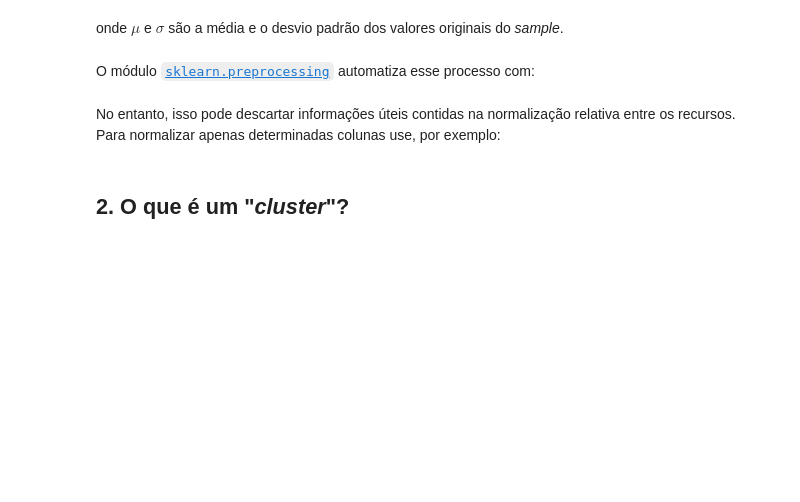
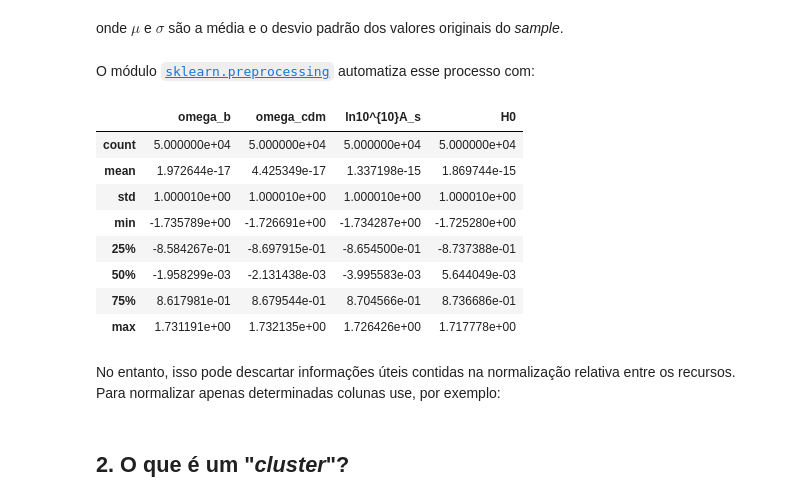
Before and after one commit to GabrielWendell/Intro_ML, a Jupyter notebook: Notebooks/Dia3.ipynb, the cells around one changed output. Saved outputs shown, nothing was run; the diff lists cells and outputs as text; code cells hidden in the pictures; blank space fills up the shorter version.

```diff
--- a/Notebooks/Dia3.ipynb
+++ b/Notebooks/Dia3.ipynb
@@ -90,5 +113,20 @@ $$\boxed{x\rightarrow\frac{(x-\mu)}{\sigma}}$$
 onde $\mu$ e $\sigma$ são a média e o desvio padrão dos valores originais do *sample*.
 # %% [markdown]
 O módulo [`sklearn.preprocessing`](https://scikit-learn.org/stable/modules/preprocessing.html) automatiza esse processo com:
+# %%
+cosmo_normed = cosmo_data.copy()
+cosmo_normed[cosmo_data.columns] = preprocessing.scale(cosmo_data)
+
+cosmo_normed.describe()
+# %% [output]
+|  | omega_b | omega_cdm | ln10^{10}A_s | H0 |
+| count | 5.000000e+04 | 5.000000e+04 | 5.000000e+04 | 5.000000e+04 |
+| mean | 1.972644e-17 | 4.425349e-17 | 1.337198e-15 | 1.869744e-15 |
+| std | 1.000010e+00 | 1.000010e+00 | 1.000010e+00 | 1.000010e+00 |
+| min | -1.735789e+00 | -1.726691e+00 | -1.734287e+00 | -1.725280e+00 |
+| 25% | -8.584267e-01 | -8.697915e-01 | -8.654500e-01 | -8.737388e-01 |
+| 50% | -1.958299e-03 | -2.131438e-03 | -3.995583e-03 | 5.644049e-03 |
+| 75% | 8.617981e-01 | 8.679544e-01 | 8.704566e-01 | 8.736686e-01 |
+| max | 1.731191e+00 | 1.732135e+00 | 1.726426e+00 | 1.717778e+00 |
 # %% [markdown]
 No entanto, isso pode descartar informações úteis contidas na normalização relativa entre os recursos. Para normalizar apenas determinadas colunas use, por exemplo:
```
Also changed, not shown: parts of 23 cells of this notebook, 4 other files.
